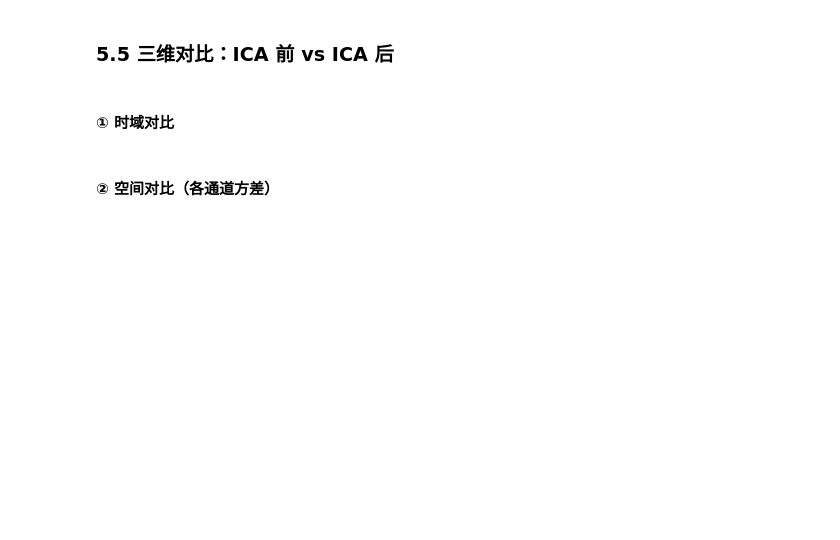
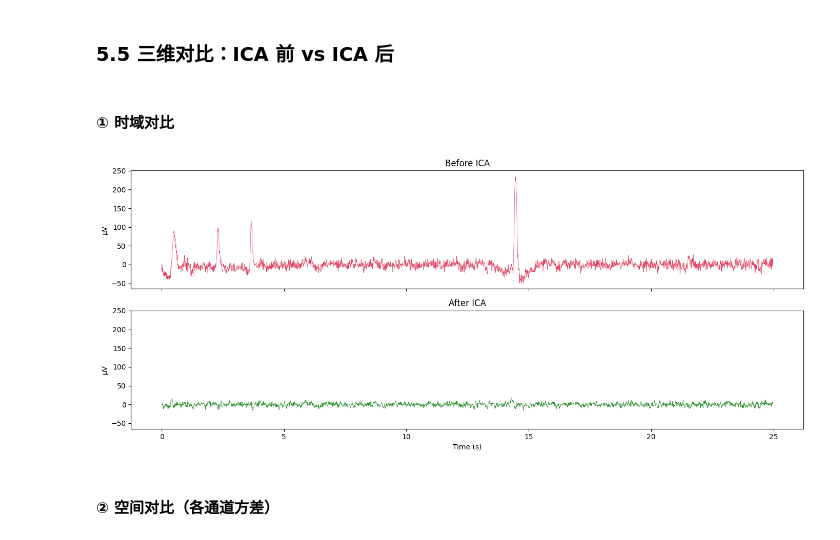
Before and after one commit to usstziyi/eeg_ica_learning, a Jupyter notebook: notebooks/unit5_full_pipeline.ipynb, the cells around one changed output. Saved outputs shown, nothing was run; the diff lists cells and outputs as text; code cells hidden in the pictures; blank space fills up the shorter version.

```diff
--- a/notebooks/unit5_full_pipeline.ipynb
+++ b/notebooks/unit5_full_pipeline.ipynb
@@ -7,3 +7,24 @@
 - 量化去伪迹效果
 # %% [markdown]
 ### 5.1 加载 + 滤波 + 坏段剔除（一步到位）
+# %%
+import os
+import mne
+import numpy as np
+import matplotlib.pyplot as plt
+from mne.preprocessing import ICA
+
+data_dir = os.path.abspath("./../datasets")
+os.makedirs(data_dir, exist_ok=True)
+mne.set_config("MNE_DATA", data_dir)
+mne.set_config("MNE_DATASETS_SAMPLE_PATH", data_dir)
+
+# ── 加载 ──
+sample_data_dir = mne.datasets.sample.data_path()
+raw_fname = sample_data_dir / 'MEG' / 'sample' / 'sample_audvis_raw.fif'
+raw = mne.io.read_raw_fif(raw_fname, preload=True, verbose=False)
+raw.pick(['eeg'])
+# montage = mne.channels.make_standard_montage('standard_1020')
+# raw.set_montage(montage)
+
+print(f"原始: {len(raw.ch_names)} 通道, {raw.times[-1]:.0f}s, {raw.info['sfreq']} Hz")
@@ -76,2 +137,8 @@ for i in suspects:
 # %% [markdown]
 ### 5.4 标记 + 剔除伪迹成分
+# %%
+# ── 自动检测 ──
+eog_indices, eog_scores = ica.find_bads_eog(
+    epochs, ch_name='EEG 001', threshold=2.5, verbose=False
+)
+print(f"自动检测眼动成分: {eog_indices}")
@@ -103,19 +176,22 @@ print("✅ ICA 伪迹剔除完成！")
 # %%
 # 前额通道 Fp1 的时间序列
 ch_idx = raw_filt.ch_names.index('EEG 001')
 times = raw_filt.times[:15000]
 before = raw_filt.get_data()[ch_idx, :15000] * 1e6
 after = raw_clean.get_data()[ch_idx, :15000] * 1e6
 
 fig, axes = plt.subplots(2, 1, figsize=(14, 6), sharex=True, sharey=True)
 axes[0].plot(times, before, linewidth=0.5, color='crimson', alpha=0.8)
 axes[0].set_ylabel('μV')
-axes[0].set_title('ICA 前 — EEG 001 (≈Fp1)，注意眨眼大脉冲')
+axes[0].set_title('Before ICA') # ICA 前 — EEG 001 (≈Fp1)，注意眨眼大脉冲
 axes[1].plot(times, after, linewidth=0.5, color='forestgreen')
 axes[1].set_ylabel('μV')
-axes[1].set_title('ICA 后 — EEG 001 (≈Fp1)，眨眼应被抑制')
-axes[1].set_xlabel('时间 (s)')
-plt.tight_layout(); plt.show()
+axes[1].set_title('After ICA') # ICA 后 — EEG 001 (≈Fp1)，眨眼应被抑制
+axes[1].set_xlabel('Time (s)')
+plt.tight_layout();
+plt.show()
+# %% [output]
+[figure, added]
 # %% [markdown]
 #### ② 空间对比（各通道方差）
 # %%
```
Also changed, not shown: parts of 14 cells of this notebook, 4 other files.
